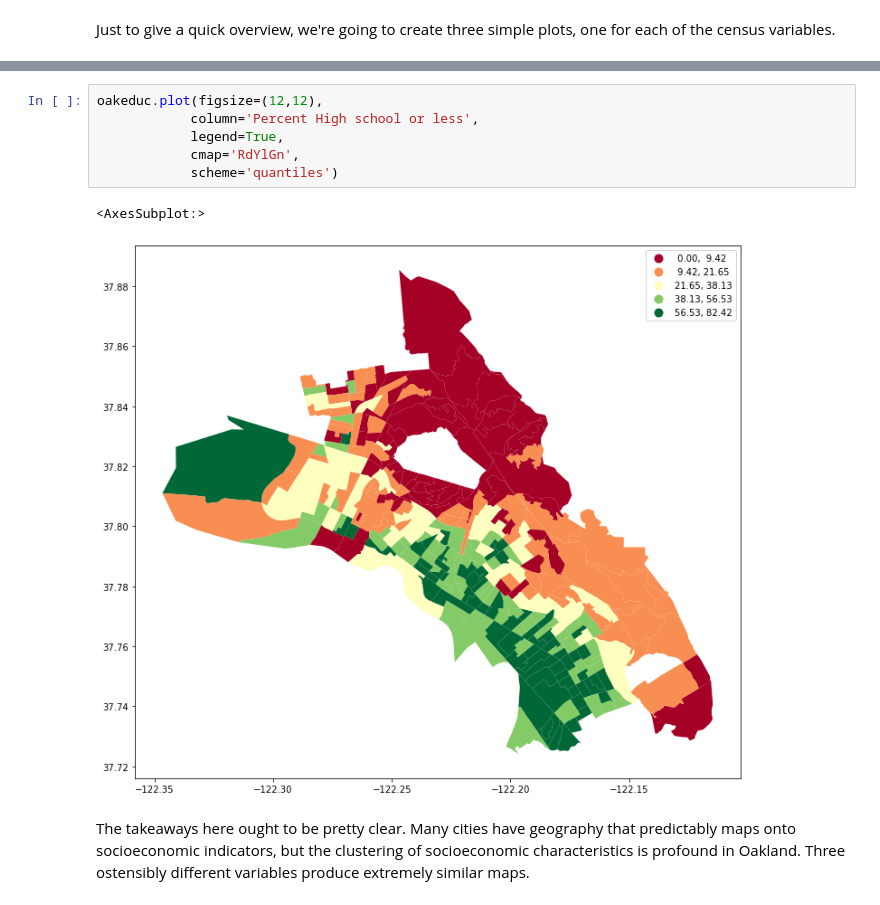
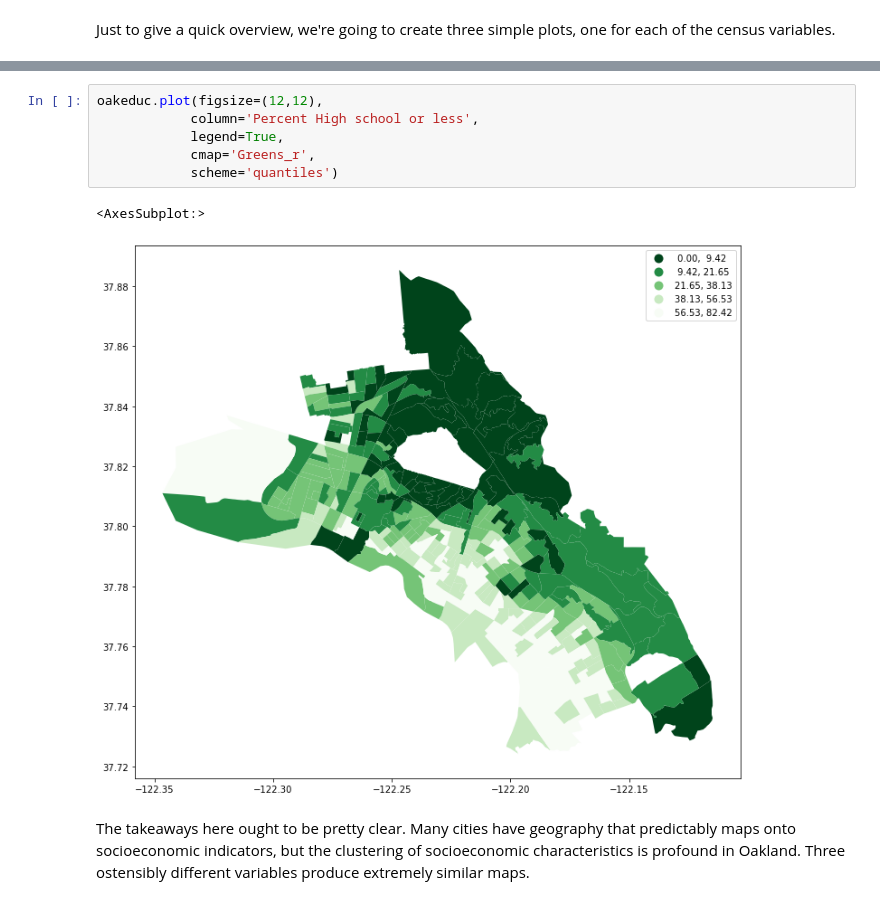
Before and after one commit to michaelrosen3/up206-michaelandelliott, a Jupyter notebook: Group Assignments/midterm.ipynb, the cells around one changed output, grey strips where cells are left out. Cells and saved outputs as stored; diff of their text form.

```diff
--- a/Group Assignments/midterm.ipynb
+++ b/Group Assignments/midterm.ipynb
@@ -295,11 +340,11 @@ oakrace.plot(figsize=(12,12),
 # %%
 oakeduc.plot(figsize=(12,12),
             column='Percent High school or less',
             legend=True,
-            cmap='RdYlGn',
+            cmap='Greens_r',
             scheme='quantiles')
 # %% [output]
 <AxesSubplot:>
-[figure, old version]
+[figure, new version]
 # %% [markdown]
 The takeaways here ought to be pretty clear. Many cities have geography that predictably maps onto socioeconomic indicators, but the clustering of socioeconomic characteristics is profound in Oakland. Three ostensibly different variables produce extremely similar maps.
```
Also changed, not shown: parts of 19 cells of this notebook.
